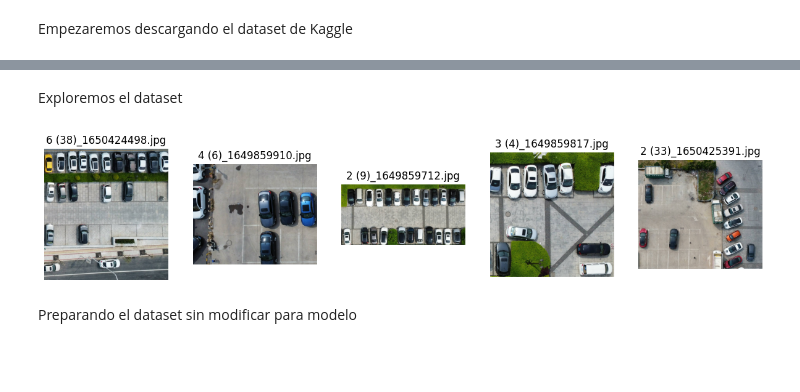
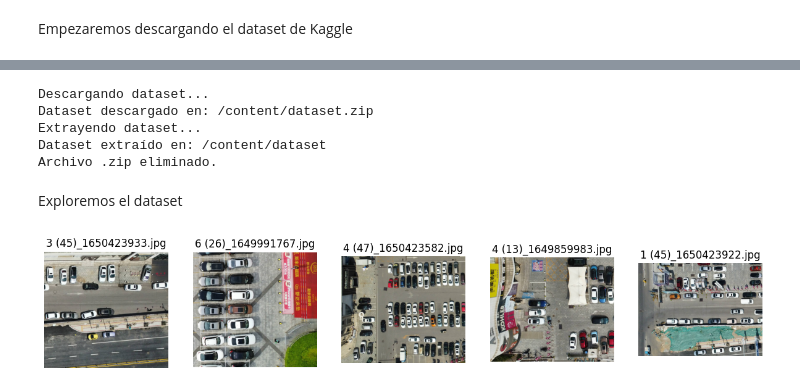
Before and after one commit to yahelrl19/ParkingLotProject, a Jupyter notebook: ParkingLotProject.ipynb, the cells around one changed output, grey strips where cells are left out. Saved outputs shown, nothing was run; the diff lists cells and outputs as text; code cells hidden in the pictures; blank space fills up the shorter version.

```diff
--- a/ParkingLotProject.ipynb
+++ b/ParkingLotProject.ipynb
@@ -89,34 +30,67 @@ Primeros archivos extraídos: ['6 (28)_1649991778.jpg', '5 (33)_1650425183.jpg',
+# %%
+import os
+import zipfile
+import requests
+
+# URL del dataset
+dataset_url = 'https://www.kaggle.com/api/v1/datasets/download/braunge/aerial-view-car-detection-for-yolov5'  # Reemplaza con la URL del dataset
+output_dir = '/content/dataset'  # Directorio donde se extraerán los archivos
+zip_file = '/content/dataset.zip'
+
+# Descarga del archivo .zip
+print("Descargando dataset...")
+response = requests.get(dataset_url, stream=True)
+with open(zip_file, 'wb') as f:
+    f.write(response.content)
+print(f"Dataset descargado en: {zip_file}")
+
+# Crear el directorio de salida si no existe
+os.makedirs(output_dir, exist_ok=True)
+
+# Extraer el archivo .zip
+print("Extrayendo dataset...")
+with zipfile.ZipFile(zip_file, 'r') as zip_ref:
+    zip_ref.extractall(output_dir)
+print(f"Dataset extraído en: {output_dir}")
+
+# Limpieza opcional: elimina el archivo .zip para ahorrar espacio
+os.remove(zip_file)
+print("Archivo .zip eliminado.")
+# %% [output]
+Descargando dataset...
+Dataset descargado en: /content/dataset.zip
+Extrayendo dataset...
+Dataset extraído en: /content/dataset
+Archivo .zip eliminado.
 # %% [markdown]
 Exploremos el dataset
 # %%
 # prompt: Mostrar imagenes aleatorias del dataset descargado
 
 import os
 import random
 import matplotlib.pyplot as plt
 import matplotlib.image as mpimg
 
 # Ruta al directorio de imágenes
-image_dir = '/content/dataset'
+image_dir = '/content/dataset/mydata/mydata/images/test/'
 
 # Obtener una lista de nombres de archivos de imagen
 image_files = [f for f in os.listdir(image_dir) if os.path.isfile(os.path.join(image_dir, f))]
 
 # Mostrar 5 imágenes aleatorias
 num_images_to_show = 5
 random_image_files = random.sample(image_files, num_images_to_show)
 
 plt.figure(figsize=(15, 10))
 for i, image_file in enumerate(random_image_files):
     img_path = os.path.join(image_dir, image_file)
     img = mpimg.imread(img_path)
     plt.subplot(1, num_images_to_show, i + 1)
     plt.imshow(img)
     plt.title(image_file)
     plt.axis('off')
 
 plt.show()
 # %% [output]
-[figure, old version]
+[figure, new version]
-# %% [markdown]
-Preparando el dataset sin modificar para modelo
```
Also changed, not shown: parts of 4 cells of this notebook.
